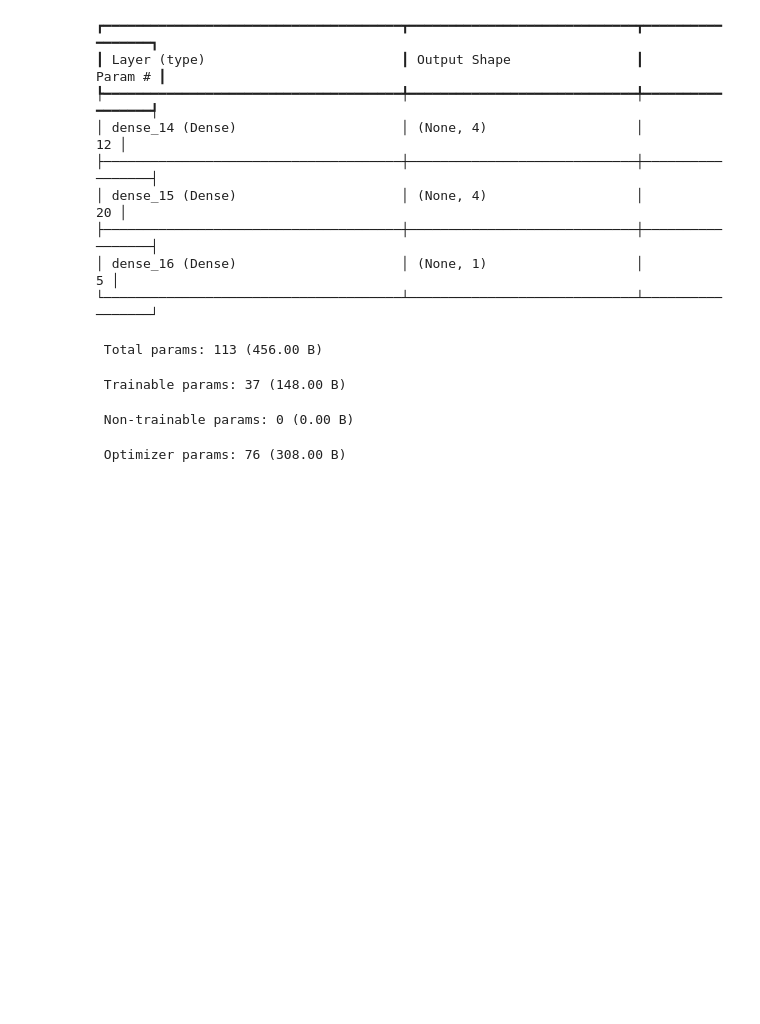
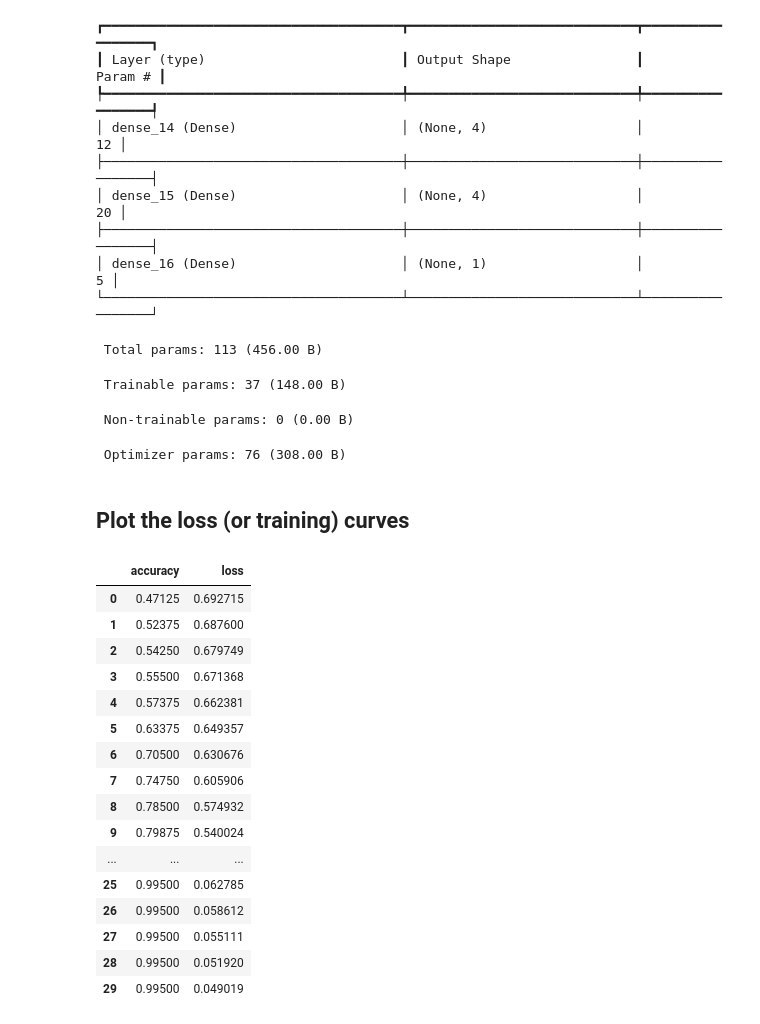
Before and after one commit to JJThoms1/02_neural_network_classification_with_tensorflow_video, a Jupyter notebook: 02_neural_network_classification_with_tensorflow_video.ipynb, the cells around one changed output. Cells and saved outputs as stored; diff of their text form; code cells hidden in the pictures; blank space fills up the shorter version.

```diff
--- a/02_neural_network_classification_with_tensorflow_video.ipynb
+++ b/02_neural_network_classification_with_tensorflow_video.ipynb
@@ -702,3 +702,26 @@ Model: "sequential_7"
  Trainable params: 37 (148.00 B)
  Non-trainable params: 0 (0.00 B)
  Optimizer params: 76 (308.00 B)
+# %% [markdown]
+## Plot the loss (or training) curves
+# %%
+# Convert the history object into a DataFrame
+pd.DataFrame(history.history)
+# %% [output]
+|  | accuracy | loss |
+| 0 | 0.47125 | 0.692715 |
+| 1 | 0.52375 | 0.687600 |
+| 2 | 0.54250 | 0.679749 |
+| 3 | 0.55500 | 0.671368 |
+| 4 | 0.57375 | 0.662381 |
+| 5 | 0.63375 | 0.649357 |
+| 6 | 0.70500 | 0.630676 |
+| 7 | 0.74750 | 0.605906 |
+| 8 | 0.78500 | 0.574932 |
+| 9 | 0.79875 | 0.540024 |
+| ... | ... | ... |
+| 25 | 0.99500 | 0.062785 |
+| 26 | 0.99500 | 0.058612 |
+| 27 | 0.99500 | 0.055111 |
+| 28 | 0.99500 | 0.051920 |
+| 29 | 0.99500 | 0.049019 |
```
Also changed, not shown: parts of 2 cells of this notebook.
